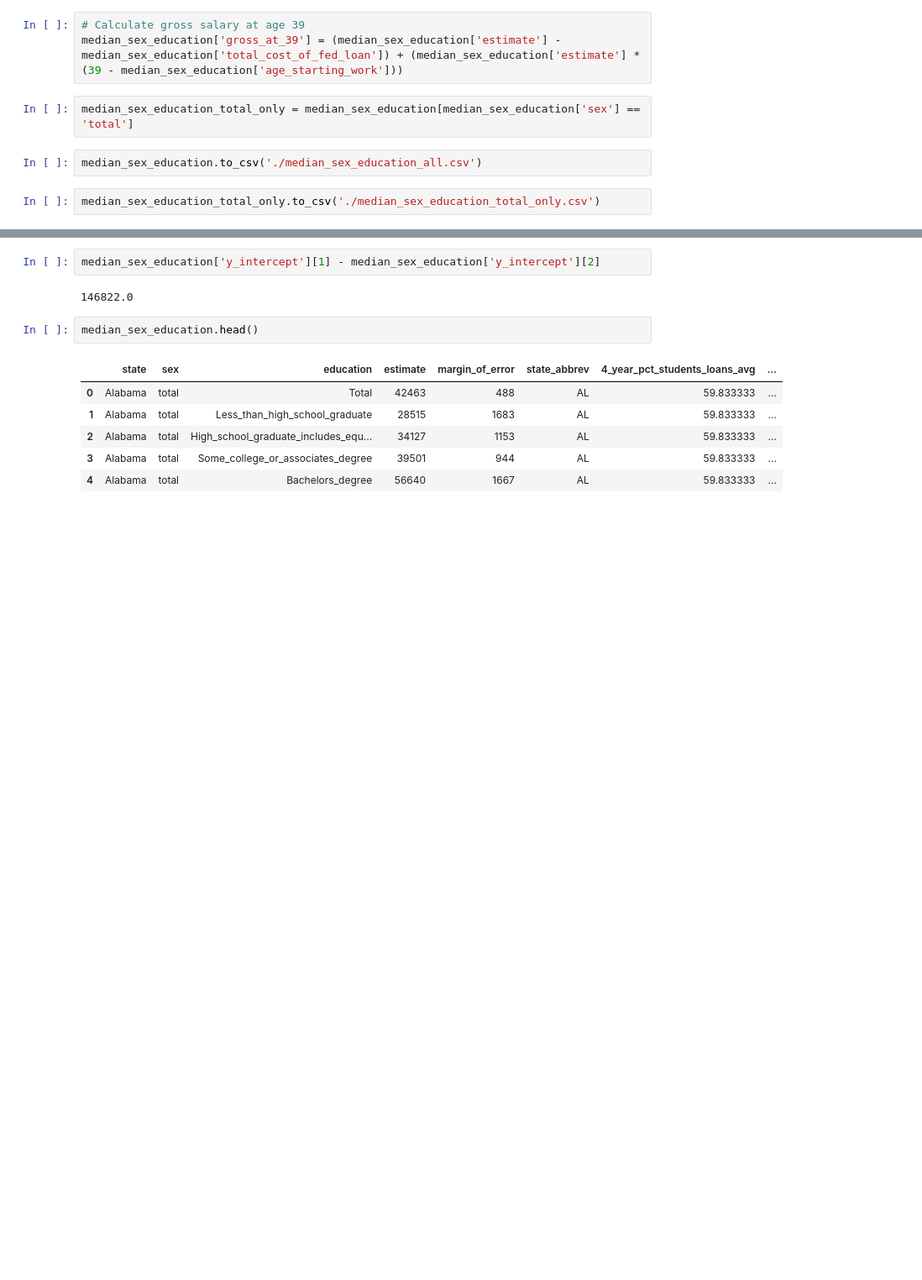
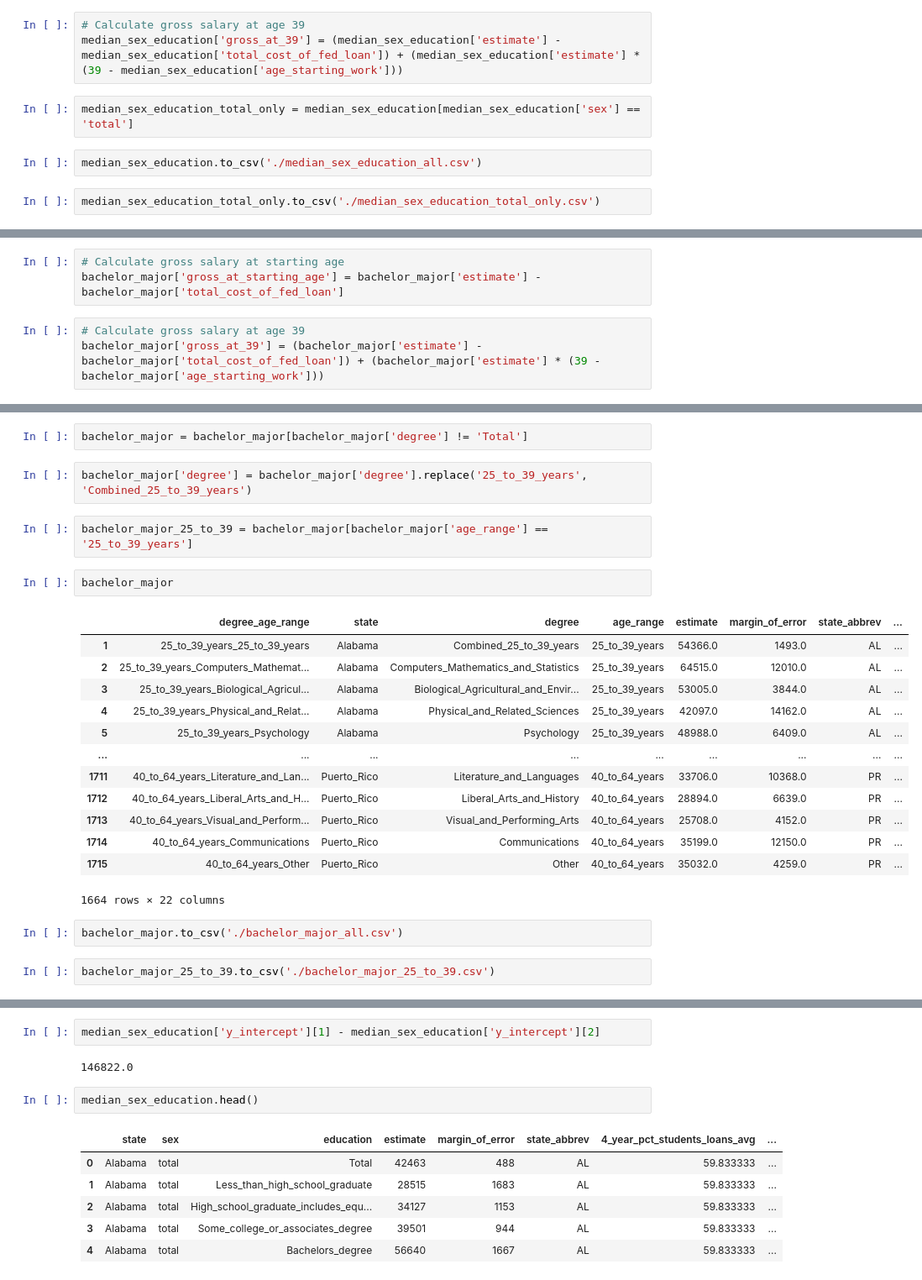
Before and after one commit to volunteercjt/capstone_da9_chase, a Jupyter notebook: capstone_da9_chase.ipynb, the cells around one changed output, grey strips where cells are left out. Shown at 84% size. Saved outputs shown, nothing was run; the diff lists cells and outputs as text; blank space fills up the shorter version.

```diff
--- a/capstone_da9_chase.ipynb
+++ b/capstone_da9_chase.ipynb
@@ -599,0 +731,6 @@ median_sex_education_total_only.to_csv('./median_sex_education_total_only.csv')
+# %%
+# Calculate gross salary at starting age
+bachelor_major['gross_at_starting_age'] = bachelor_major['estimate'] - bachelor_major['total_cost_of_fed_loan']
+# %%
+# Calculate gross salary at age 39
+bachelor_major['gross_at_39'] = (bachelor_major['estimate'] - bachelor_major['total_cost_of_fed_loan']) + (bachelor_major['estimate'] * (39 - bachelor_major['age_starting_work']))
@@ -599,0 +748,26 @@ median_sex_education_total_only.to_csv('./median_sex_education_total_only.csv')
+# %%
+bachelor_major = bachelor_major[bachelor_major['degree'] != 'Total']
+# %%
+bachelor_major['degree'] = bachelor_major['degree'].replace('25_to_39_years', 'Combined_25_to_39_years')
+# %%
+bachelor_major_25_to_39 = bachelor_major[bachelor_major['age_range'] == '25_to_39_years']
+# %%
+bachelor_major
+# %% [output]
+|  | degree_age_range | state | degree | age_range | estimate | margin_of_error | state_abbrev | ... |
+| 1 | 25_to_39_years_25_to_39_years | Alabama | Combined_25_to_39_years | 25_to_39_years | 54366.0 | 1493.0 | AL | ... |
+| 2 | 25_to_39_years_Computers_Mathemat... | Alabama | Computers_Mathematics_and_Statistics | 25_to_39_years | 64515.0 | 12010.0 | AL | ... |
+| 3 | 25_to_39_years_Biological_Agricul... | Alabama | Biological_Agricultural_and_Envir... | 25_to_39_years | 53005.0 | 3844.0 | AL | ... |
+| 4 | 25_to_39_years_Physical_and_Relat... | Alabama | Physical_and_Related_Sciences | 25_to_39_years | 42097.0 | 14162.0 | AL | ... |
+| 5 | 25_to_39_years_Psychology | Alabama | Psychology | 25_to_39_years | 48988.0 | 6409.0 | AL | ... |
+| ... | ... | ... | ... | ... | ... | ... | ... | ... |
+| 1711 | 40_to_64_years_Literature_and_Lan... | Puerto_Rico | Literature_and_Languages | 40_to_64_years | 33706.0 | 10368.0 | PR | ... |
+| 1712 | 40_to_64_years_Liberal_Arts_and_H... | Puerto_Rico | Liberal_Arts_and_History | 40_to_64_years | 28894.0 | 6639.0 | PR | ... |
+| 1713 | 40_to_64_years_Visual_and_Perform... | Puerto_Rico | Visual_and_Performing_Arts | 40_to_64_years | 25708.0 | 4152.0 | PR | ... |
+| 1714 | 40_to_64_years_Communications | Puerto_Rico | Communications | 40_to_64_years | 35199.0 | 12150.0 | PR | ... |
+| 1715 | 40_to_64_years_Other | Puerto_Rico | Other | 40_to_64_years | 35032.0 | 4259.0 | PR | ... |
+1664 rows × 22 columns
+# %%
+bachelor_major.to_csv('./bachelor_major_all.csv')
+# %%
+bachelor_major_25_to_39.to_csv('./bachelor_major_25_to_39.csv')
```
Also changed, not shown: parts of 64 cells of this notebook, 17 other files.
